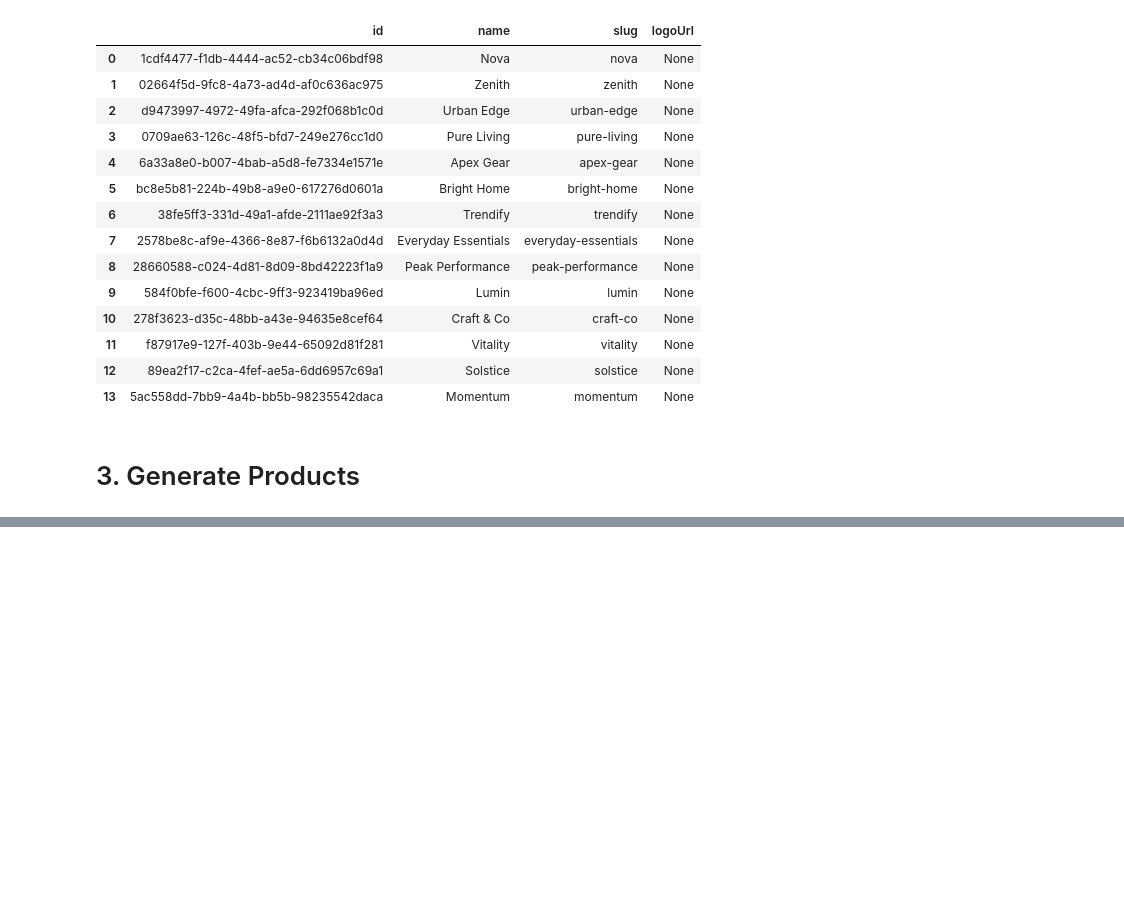
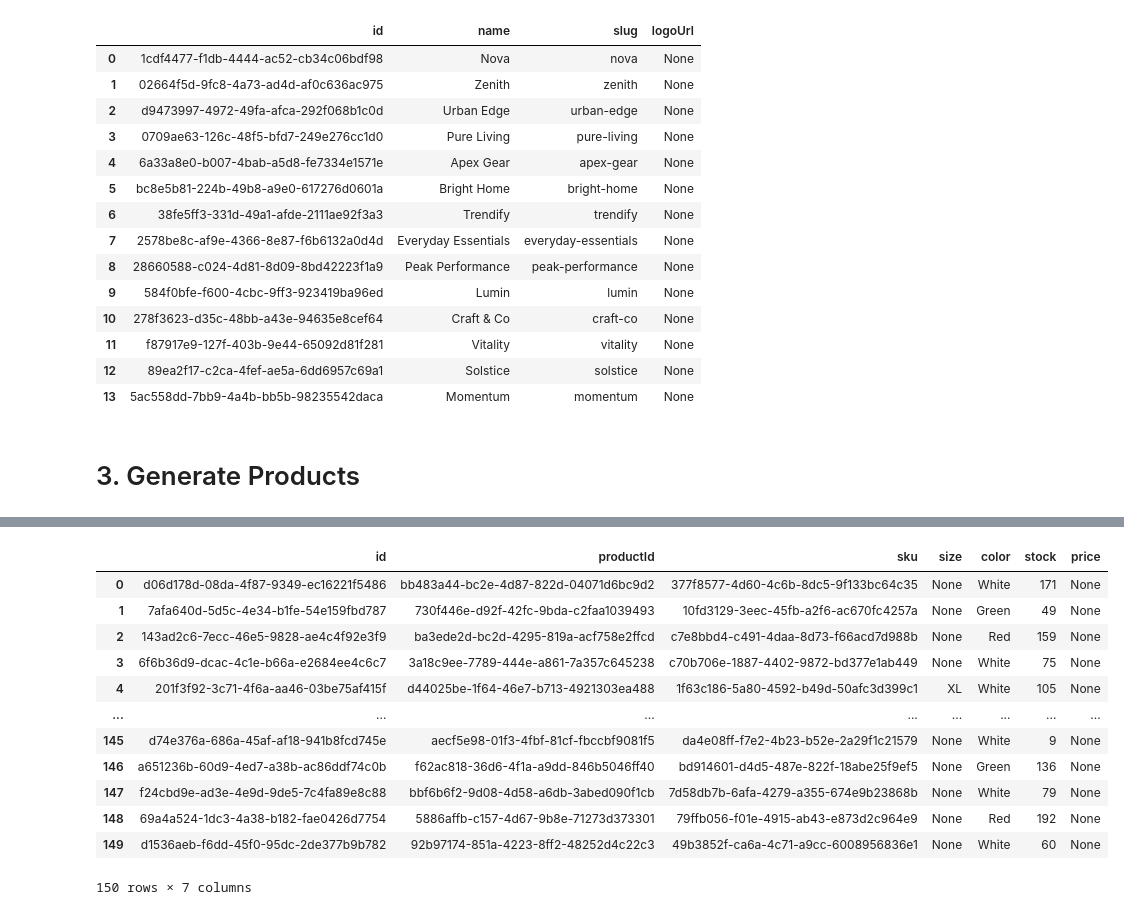
Before and after one commit to abdallahh07/tijara, a Jupyter notebook: notebooks/1.data.ipynb, the cells around one changed output, grey strips where cells are left out. Drawn from its saved outputs; the diff is of its cells as text; code cells hidden in the pictures; blank space fills up the shorter version.

Commit message:
adding product_varient

```diff
--- a/notebooks/1.data.ipynb
+++ b/notebooks/1.data.ipynb
@@ -168,4 +168,4 @@ for i in range(num_products):
         "basePrice": np.random.uniform(1000, 10000),
         "createdAt": "2026-01-01",
         "updatedAt": "2026-01-01"}
-    products.append(products)
+    products.append(product)
@@ -177,0 +194,6 @@ ValueError: If using all scalar values, you must pass an index
+# %%
+category_lookup = {}
+for cat in categories:
+    category_lookup[cat["id"]] = cat["name"]
+
+category_lookup
@@ -177,0 +209,41 @@ ValueError: If using all scalar values, you must pass an index
+# %%
+sizes = ["S", "M", "L", "XL"]
+colors = ["Black", "White", "Red", "Blue", "Green"]
+
+variants = []
+for product in products:
+    category_name = category_lookup[product["categoryId"]]
+
+    if category_name == "Clothing":
+        size = sizes[np.random.randint(0, len(sizes))]
+    else:
+        size = None
+
+    variant = {
+        "id": str(uuid.uuid4()),
+        "productId": product["id"],
+        "sku": str(uuid.uuid4()),
+        "size": size,
+        "color": colors[np.random.randint(0, len(colors))],
+        "stock": np.random.randint(0, 200),
+        "price": None
+    }
+    variants.append(variant)
+# %%
+varients_df=pd.DataFrame(variants)
+# %%
+varients_df
+# %% [output]
+|  | id | productId | sku | size | color | stock | price |
+| 0 | d06d178d-08da-4f87-9349-ec16221f5486 | bb483a44-bc2e-4d87-822d-04071d6bc9d2 | 377f8577-4d60-4c6b-8dc5-9f133bc64c35 | None | White | 171 | None |
+| 1 | 7afa640d-5d5c-4e34-b1fe-54e159fbd787 | 730f446e-d92f-42fc-9bda-c2faa1039493 | 10fd3129-3eec-45fb-a2f6-ac670fc4257a | None | Green | 49 | None |
+| 2 | 143ad2c6-7ecc-46e5-9828-ae4c4f92e3f9 | ba3ede2d-bc2d-4295-819a-acf758e2ffcd | c7e8bbd4-c491-4daa-8d73-f66acd7d988b | None | Red | 159 | None |
+| 3 | 6f6b36d9-dcac-4c1e-b66a-e2684ee4c6c7 | 3a18c9ee-7789-444e-a861-7a357c645238 | c70b706e-1887-4402-9872-bd377e1ab449 | None | White | 75 | None |
+| 4 | 201f3f92-3c71-4f6a-aa46-03be75af415f | d44025be-1f64-46e7-b713-4921303ea488 | 1f63c186-5a80-4592-b49d-50afc3d399c1 | XL | White | 105 | None |
+| ... | ... | ... | ... | ... | ... | ... | ... |
+| 145 | d74e376a-686a-45af-af18-941b8fcd745e | aecf5e98-01f3-4fbf-81cf-fbccbf9081f5 | da4e08ff-f7e2-4b23-b52e-2a29f1c21579 | None | White | 9 | None |
+| 146 | a651236b-60d9-4ed7-a38b-ac86ddf74c0b | f62ac818-36d6-4f1a-a9dd-846b5046ff40 | bd914601-d4d5-487e-822f-18abe25f9ef5 | None | Green | 136 | None |
+| 147 | f24cbd9e-ad3e-4e9d-9de5-7c4fa89e8c88 | bbf6b6f2-9d08-4d58-a6db-3abed090f1cb | 7d58db7b-6afa-4279-a355-674e9b23868b | None | White | 79 | None |
+| 148 | 69a4a524-1dc3-4a38-b182-fae0426d7754 | 5886affb-c157-4d67-9b8e-71273d373301 | 79ffb056-f01e-4915-ab43-e873d2c964e9 | None | Red | 192 | None |
+| 149 | d1536aeb-f6dd-45f0-95dc-2de377b9b782 | 92b97174-851a-4223-8ff2-48252d4c22c3 | 49b3852f-ca6a-4c71-a9cc-6008956836e1 | None | White | 60 | None |
+150 rows × 7 columns
```
Also changed, not shown: parts of 6 cells of this notebook, 1 other file.
